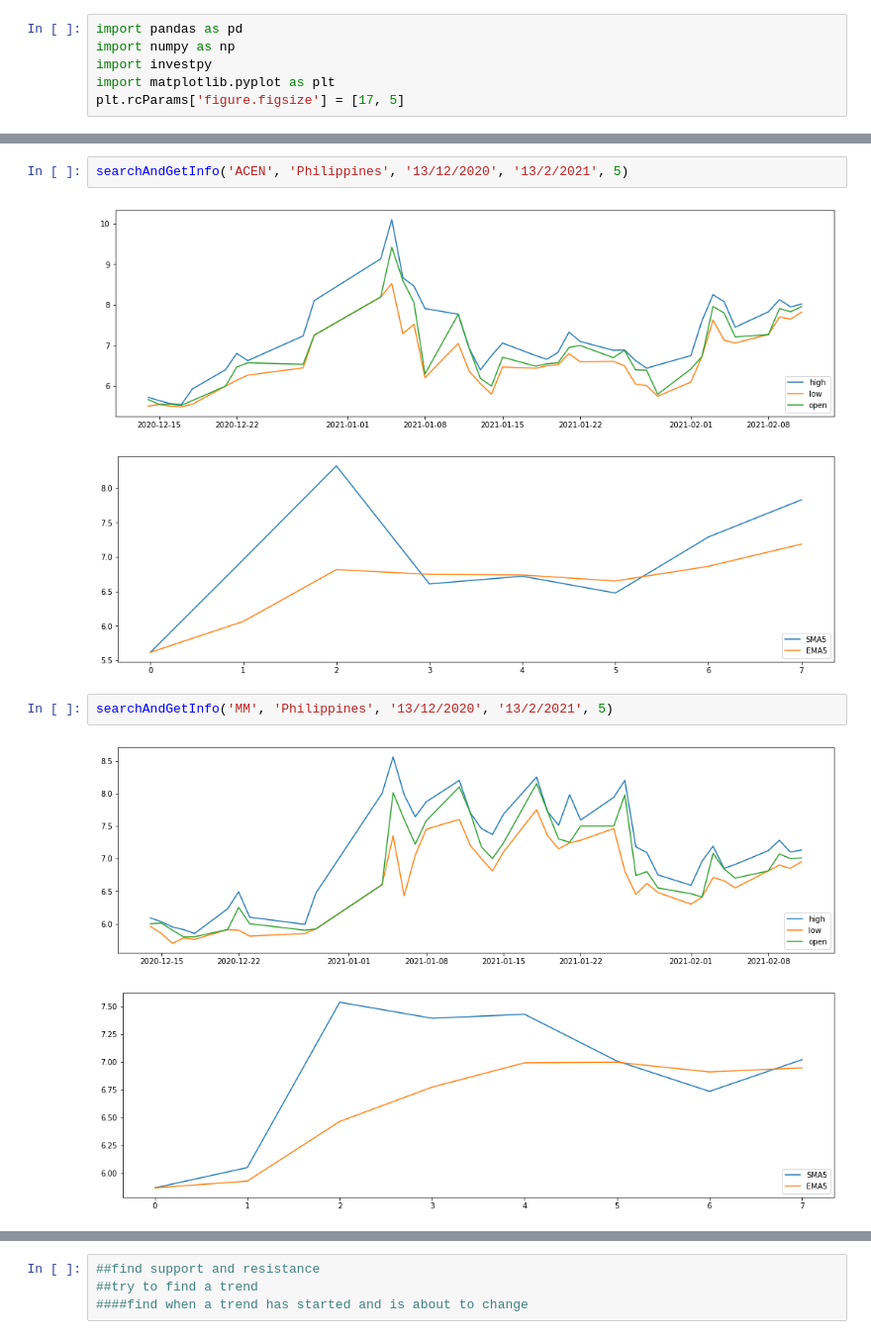
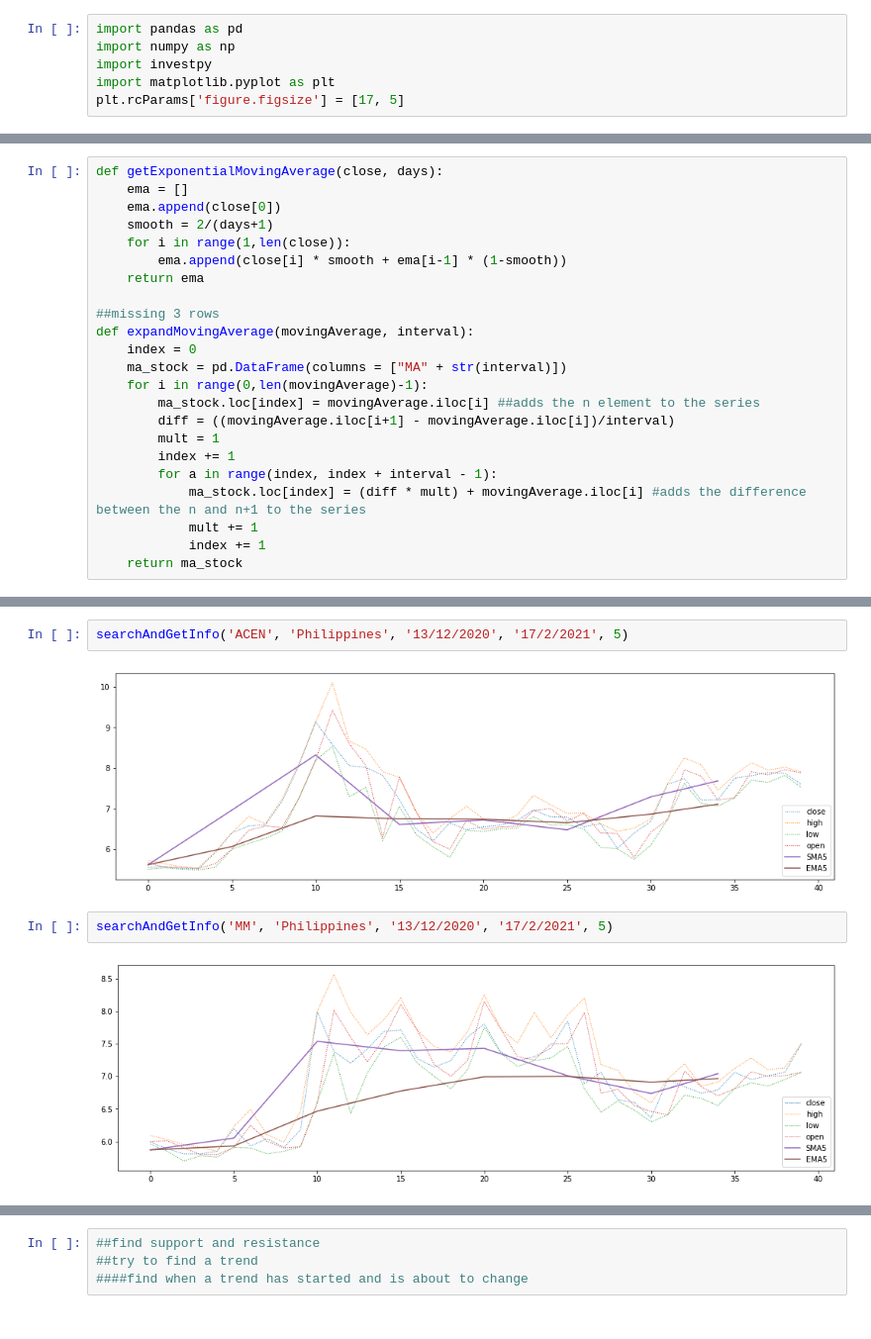
Before and after one commit to ryanperezx/PH-Stock-Market-Prediction, a Jupyter notebook: stock-market-prediction.ipynb, the cells around one changed output, grey strips where cells are left out. Shown: that part at 99% size. Drawn from its saved outputs; the diff is of its cells as text.

Commit message:
Merged SMA, EMA with the main chart

```diff
--- a/stock-market-prediction.ipynb
+++ b/stock-market-prediction.ipynb
@@ -15,3 +7,26 @@ def getMovingAverage(close, days):
+# %%
+def getExponentialMovingAverage(close, days):
+    ema = []
+    ema.append(close[0])
+    smooth = 2/(days+1)
+    for i in range(1,len(close)):
+        ema.append(close[i] * smooth + ema[i-1] * (1-smooth))
+    return ema
+
+##missing 3 rows
+def expandMovingAverage(movingAverage, interval):
+    index = 0
+    ma_stock = pd.DataFrame(columns = ["MA" + str(interval)])
+    for i in range(0,len(movingAverage)-1):
+        ma_stock.loc[index] = movingAverage.iloc[i] ##adds the n element to the series
+        diff = ((movingAverage.iloc[i+1] - movingAverage.iloc[i])/interval)
+        mult = 1
+        index += 1
+        for a in range(index, index + interval - 1):
+            ma_stock.loc[index] = (diff * mult) + movingAverage.iloc[i] #adds the difference between the n and n+1 to the series
+            mult += 1
+            index += 1
+    return ma_stock
 # %%
 stocks = investpy.get_stocks_list()
 def getInfo(stock, country, from_date, to_date, interval):
@@ -88,11 +85,9 @@ getInfo('FMETF','philippines', '13/2/2020', '13/2/2021', 30)
 # %%
-searchAndGetInfo('ACEN', 'Philippines', '13/12/2020', '13/2/2021', 5)
+searchAndGetInfo('ACEN', 'Philippines', '13/12/2020', '17/2/2021', 5)
 # %% [output]
-[figure, old version]
+[figure, new version]
-[figure, removed]
 # %%
-searchAndGetInfo('MM', 'Philippines', '13/12/2020', '13/2/2021', 5)
+searchAndGetInfo('MM', 'Philippines', '13/12/2020', '17/2/2021', 5)
 # %% [output]
-[figure, old version]
+[figure, new version]
-[figure, removed]
 # %%
```
Also changed, not shown: parts of 5 cells of this notebook.
